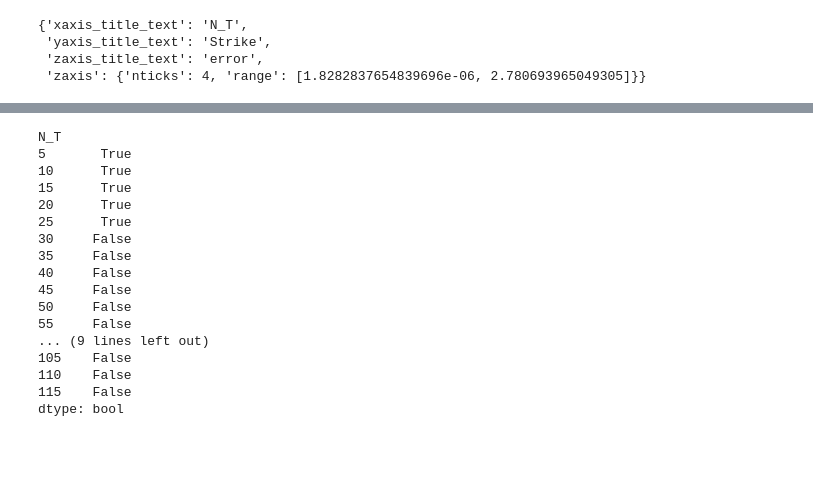
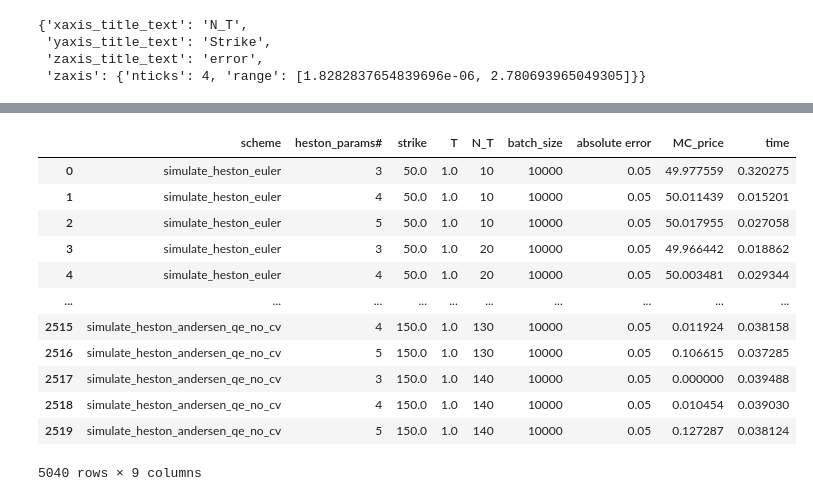
Before and after one commit to ArtemySazonov/Stochastic-Volatility-Models, a Jupyter notebook: Code/evaluation.ipynb, the cells around one changed output, grey strips where cells are left out. Cells and saved outputs as stored; diff of their text form; code cells hidden in the pictures; blank space fills up the shorter version.

Commit message:
update evaluation

```diff
--- a/Code/evaluation.ipynb
+++ b/Code/evaluation.ipynb
@@ -267,20 +143,25 @@ Name: 10, dtype: float64
-# %%
-tmp_tg_error.T[tmp_tg_error.T < 0.11].isnull().any(axis=1)
-# %% [output]
-N_T
-5       True
-10      True
-15      True
-20      True
-25      True
-30     False
-35     False
-40     False
-45     False
-50     False
-55     False
-... (9 lines left out)
-105    False
-110    False
-115    False
-dtype: bool
+# %%
+MC_compare_models_grid_test_asians_with_control_variate = pd.read_csv('Data/evaluation/MC_compare_models_grid_test_asians_with_control_variate.csv', index_col=0)
+MC_compare_models_grid_test_asians_without_control_variate = pd.read_csv('Data/evaluation/MC_compare_models_grid_test_asians_without_control_variate.csv', index_col=0)
+# %%
+MC_compare_models_grid_test_asians_without_control_variate['scheme'].replace('simulate_heston_euler', 'simulate_heston_euler_no_cv', inplace = True)
+MC_compare_models_grid_test_asians_without_control_variate['scheme'].replace('simulate_heston_andersen_tg', 'simulate_heston_andersen_tg_no_cv', inplace = True)
+MC_compare_models_grid_test_asians_without_control_variate['scheme'].replace('simulate_heston_andersen_qe', 'simulate_heston_andersen_qe_no_cv', inplace = True)
+# %%
+test_cv = pd.concat([MC_compare_models_grid_test_asians_with_control_variate, MC_compare_models_grid_test_asians_without_control_variate])
+# %%
+test_cv
+# %% [output]
+|  | scheme | heston_params# | strike | T | N_T | batch_size | absolute error | MC_price | time |
+| 0 | simulate_heston_euler | 3 | 50.0 | 1.0 | 10 | 10000 | 0.05 | 49.977559 | 0.320275 |
+| 1 | simulate_heston_euler | 4 | 50.0 | 1.0 | 10 | 10000 | 0.05 | 50.011439 | 0.015201 |
+| 2 | simulate_heston_euler | 5 | 50.0 | 1.0 | 10 | 10000 | 0.05 | 50.017955 | 0.027058 |
+| 3 | simulate_heston_euler | 3 | 50.0 | 1.0 | 20 | 10000 | 0.05 | 49.966442 | 0.018862 |
+| 4 | simulate_heston_euler | 4 | 50.0 | 1.0 | 20 | 10000 | 0.05 | 50.003481 | 0.029344 |
+| ... | ... | ... | ... | ... | ... | ... | ... | ... | ... |
+| 2515 | simulate_heston_andersen_qe_no_cv | 4 | 150.0 | 1.0 | 130 | 10000 | 0.05 | 0.011924 | 0.038158 |
+| 2516 | simulate_heston_andersen_qe_no_cv | 5 | 150.0 | 1.0 | 130 | 10000 | 0.05 | 0.106615 | 0.037285 |
+| 2517 | simulate_heston_andersen_qe_no_cv | 3 | 150.0 | 1.0 | 140 | 10000 | 0.05 | 0.000000 | 0.039488 |
+| 2518 | simulate_heston_andersen_qe_no_cv | 4 | 150.0 | 1.0 | 140 | 10000 | 0.05 | 0.010454 | 0.039030 |
+| 2519 | simulate_heston_andersen_qe_no_cv | 5 | 150.0 | 1.0 | 140 | 10000 | 0.05 | 0.127287 | 0.038124 |
+5040 rows × 9 columns
```
Also changed, not shown: parts of 15 cells of this notebook.
